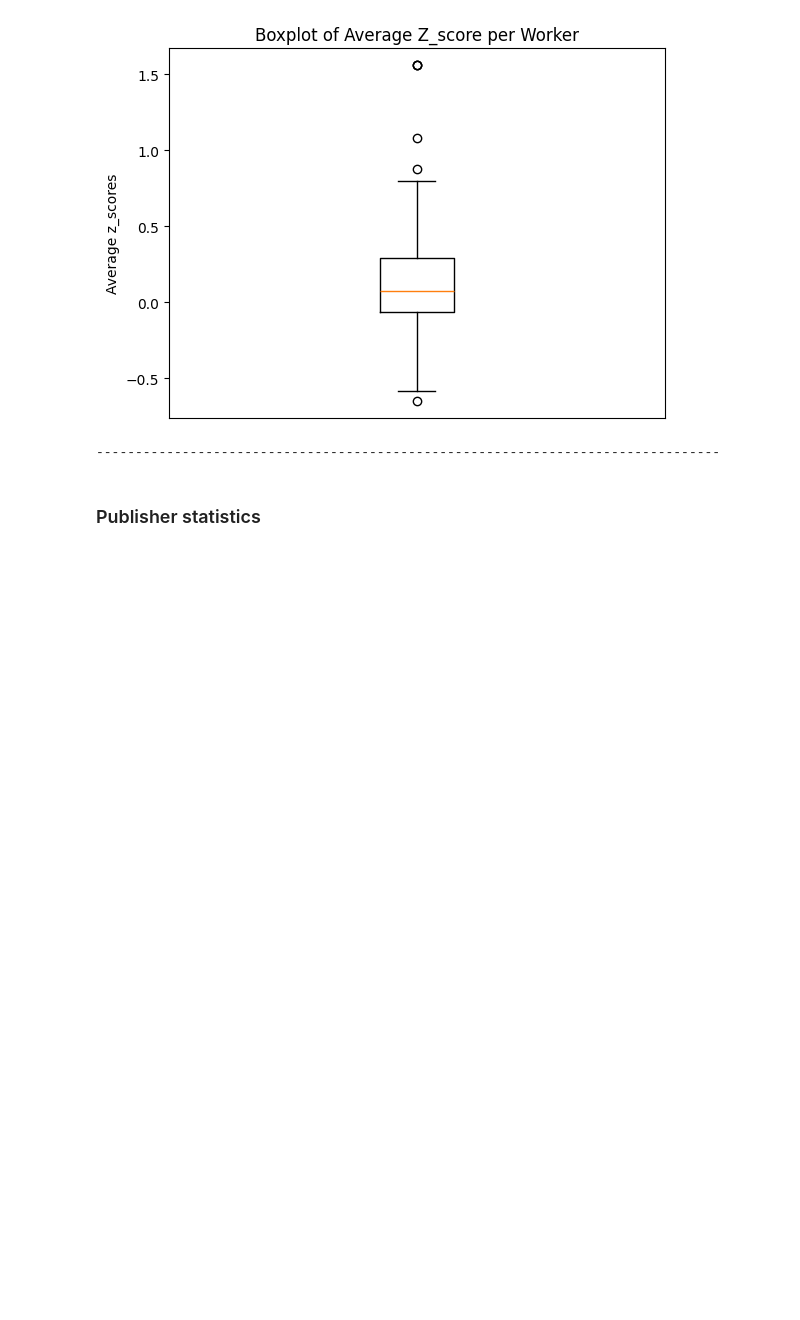
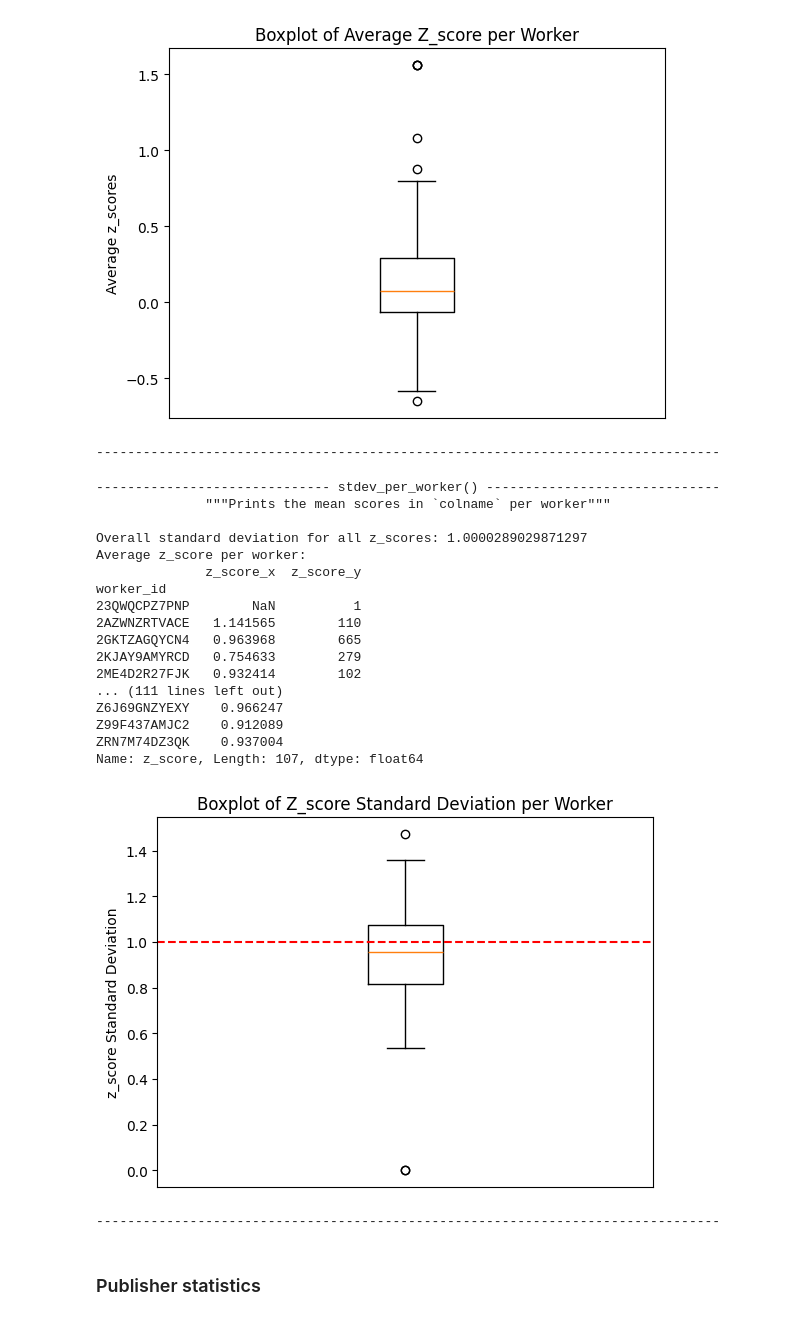
Before and after one commit to bbjoverbeek/credibility-conundrum, a Jupyter notebook: data_exploration.ipynb, the cells around one changed output. Cells and saved outputs as stored; diff of their text form; code cells hidden in the pictures; blank space fills up the shorter version.

```diff
--- a/data_exploration.ipynb
+++ b/data_exploration.ipynb
@@ -305,6 +349,29 @@ Z99F437AMJC2  -0.545037         88
 ZRN7M74DZ3QK  -0.112954        363
 [figure]
 --------------------------------------------------------------------------------
+# %%
+# standard deviation of the workers individually vs the standard deviation of all workers
+stdev_per_worker(df, 'z_score')
+# %% [output]
+------------------------------ stdev_per_worker() ------------------------------
+              """Prints the mean scores in `colname` per worker"""
+
+Overall standard deviation for all z_scores: 1.0000289029871297
+Average z_score per worker:
+              z_score_x  z_score_y
+worker_id
+23QWQCPZ7PNP        NaN          1
+2AZWNZRTVACE   1.141565        110
+2GKTZAGQYCN4   0.963968        665
+2KJAY9AMYRCD   0.754633        279
+2ME4D2R27FJK   0.932414        102
+... (111 lines left out)
+Z6J69GNZYEXY    0.966247
+Z99F437AMJC2    0.912089
+ZRN7M74DZ3QK    0.937004
+Name: z_score, Length: 107, dtype: float64
+[figure, added]
+--------------------------------------------------------------------------------
 # %% [markdown]
 ### Publisher statistics
 # %%
```
Also changed, not shown: parts of 19 cells of this notebook.
